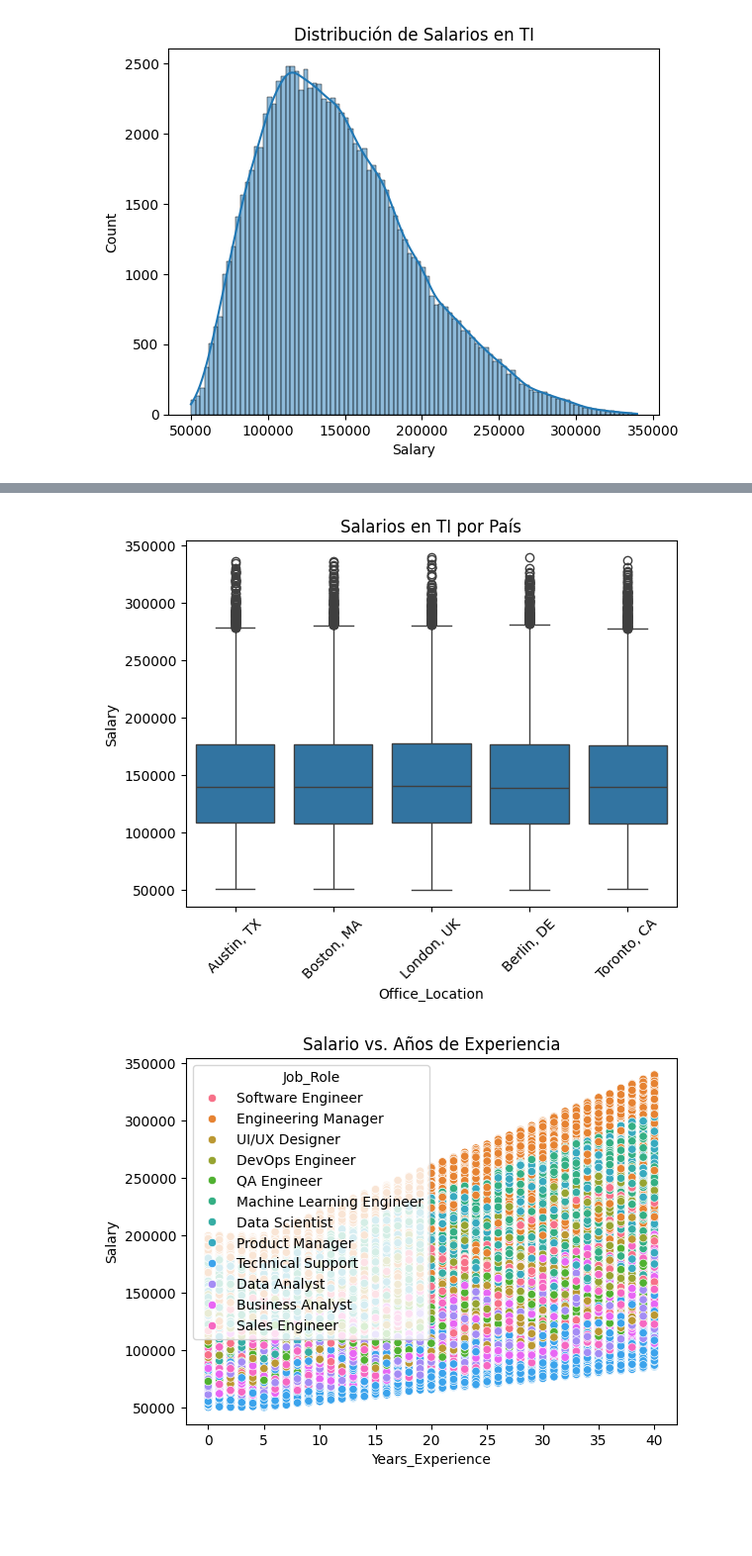
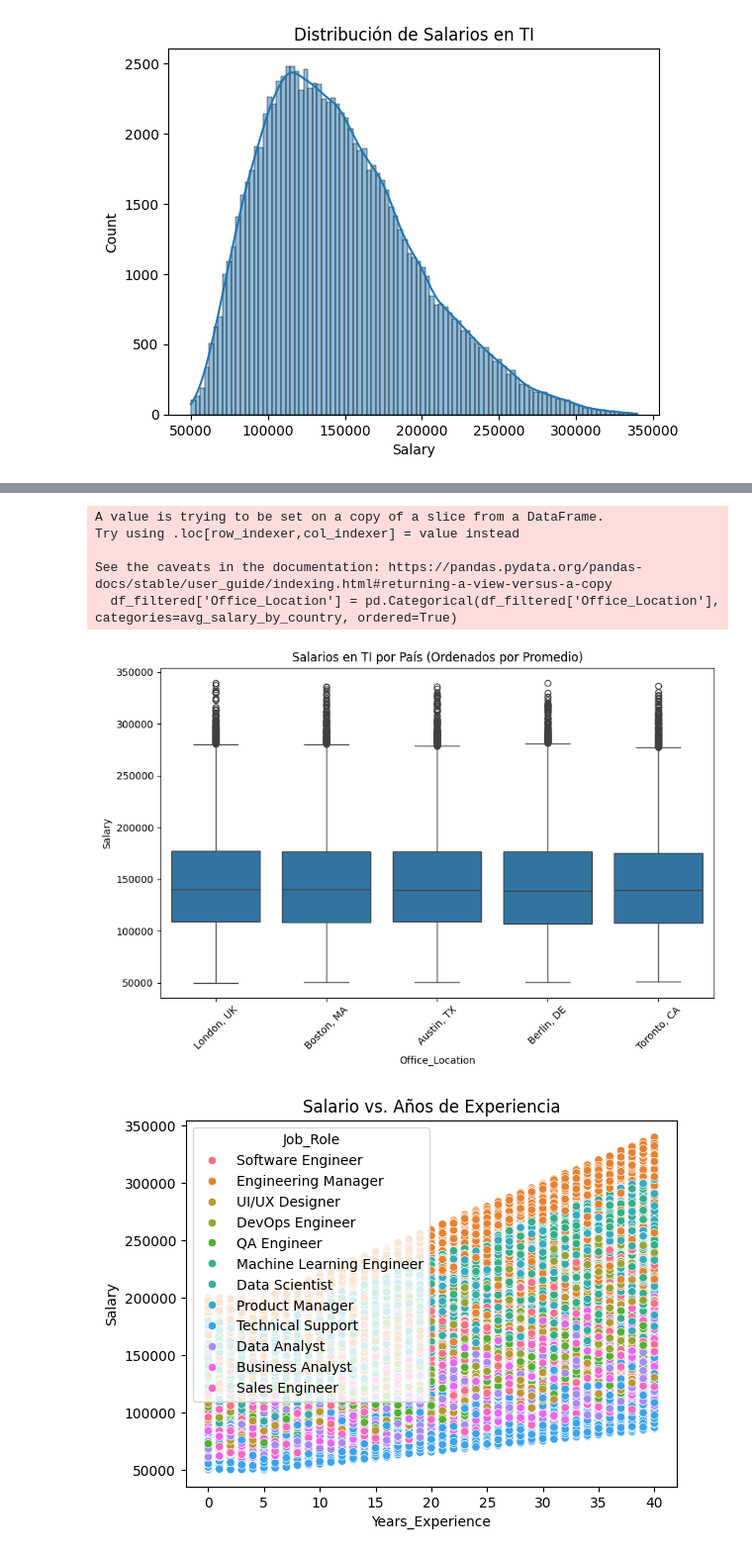
Before and after one commit to MarcoE25/Analisis-de-salarios, a Jupyter notebook: TechSalariesBD/CargarYexplorar.ipynb, the cells around one changed output, grey strips where cells are left out. Shown at 99% size. Saved outputs shown, nothing was run; the diff lists cells and outputs as text; code cells hidden in the pictures; blank space fills up the shorter version.

```diff
--- a/TechSalariesBD/CargarYexplorar.ipynb
+++ b/TechSalariesBD/CargarYexplorar.ipynb
@@ -81,12 +93,25 @@ plt.show()
 # %%
+# Filtrar los 5 países con más registros
 top_countries = df['Office_Location'].value_counts().head(5).index
 df_filtered = df[df['Office_Location'].isin(top_countries)]
+
+# Ordenar los países por salario promedio
+avg_salary_by_country = df_filtered.groupby('Office_Location')['Salary'].mean().sort_values(ascending=False).index
+df_filtered['Office_Location'] = pd.Categorical(df_filtered['Office_Location'], categories=avg_salary_by_country, ordered=True)
+
+# Crear el boxplot
+plt.figure(figsize=(10, 6))
 sns.boxplot(data=df_filtered, x='Office_Location', y='Salary')
 plt.xticks(rotation=45)
-plt.title("Salarios en TI por País")
+plt.title("Salarios en TI por País (Ordenados por Promedio)")
 plt.show()
 # %% [output]
+A value is trying to be set on a copy of a slice from a DataFrame.
+Try using .loc[row_indexer,col_indexer] = value instead
+
+See the caveats in the documentation: https://pandas.pydata.org/pandas-docs/stable/user_guide/indexing.html#returning-a-view-versus-a-copy
+  df_filtered['Office_Location'] = pd.Categorical(df_filtered['Office_Location'], categories=avg_salary_by_country, ordered=True)
-[figure, old version]
+[figure, new version]
 # %%
 sns.scatterplot(data=df, x='Years_Experience', y='Salary', hue='Job_Role')
 plt.title("Salario vs. Años de Experiencia")
```
Also changed, not shown: parts of 1 cell of this notebook.
